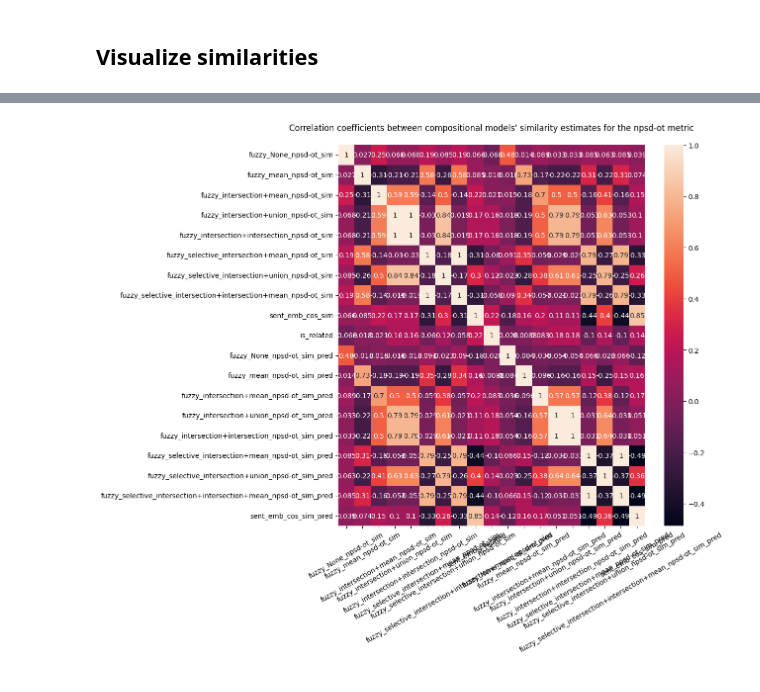
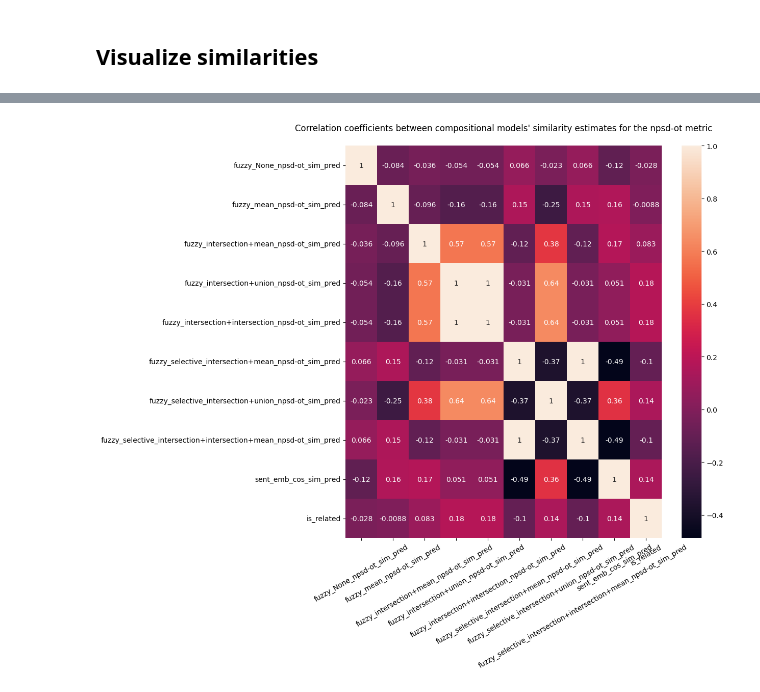
Before and after one commit to IsaacFigNewton/DisCoFuzz, a Jupyter notebook: DisCoFuzz_WiC_Eval.ipynb, the cells around one changed output, grey strips where cells are left out. Drawn from its saved outputs; the diff is of its cells as text; code cells hidden in the pictures.

Commit message:
Update DisCoFuzz_WiC_Eval.ipynb
fixed minor formatting issues

```diff
--- a/DisCoFuzz_WiC_Eval.ipynb
+++ b/DisCoFuzz_WiC_Eval.ipynb
@@ -206,16 +206,24 @@ for s, composer in composers.items():
         row[sent_2_comp_emb_col],
         sim_metric
     ))
-  sims_df[f"fuzzy_{s}_{sim_metric}_sim"] = pd.Series(sims)
+
+  col = f"fuzzy_{s}_{sim_metric}_sim"
+  sims_df[col] = pd.Series(sims)
+  # normalize similarity scores
+  sims_df[col] = (sims_df[col] - sims_df[col].min()) / (sims_df[col].max() - sims_df[col].min())
 
 # Add sentence embedding baseline
 sent_emb_sims = list()
 for i, row in embedding_df.iterrows():
-    sent_emb_sims.append(cosine_similarity(
-        tf.constant(row["branch_text_embedding_1"]),
-        tf.constant(row["branch_text_embedding_2"])
-    ))
-sims_df["sent_emb_cos_sim"] = pd.Series(sent_emb_sims)
+  sent_emb_sims.append(cosine_similarity(
+      tf.constant(row["branch_text_embedding_1"]),
+      tf.constant(row["branch_text_embedding_2"])
+  ))
+
+col = "sent_emb_cos_sim"
+sims_df[col] = pd.Series(sent_emb_sims)
+# normalize similarity scores
+sims_df[col] = (sims_df[col] - sims_df[col].min()) / (sims_df[col].max() - sims_df[col].min())
 sims_df["is_related"] = train_labels["is_related"].values
 sims_df.head()
 # %% [output]
@@ -238,9 +244,10 @@ Getting compositional embedding relatedness scores with selective_intersection+i
 # %%
-sim_eval_df = sims_df.copy()
-for col in sim_eval_df.columns:
+sim_eval_df = pd.DataFrame()
+for col in sims_df.columns:
     if col == "is_related":
         continue
-    sim_eval_df[col] = (sim_eval_df[col] - sim_eval_df[col].min()) / (sim_eval_df[col].max() - sim_eval_df[col].min())
-    sim_eval_df[f"{col}_pred"] = sim_eval_df[col] > sim_eval_df[col].mean()
+    # normaize the
+    sim_eval_df[f"{col}_pred"] = sims_df[col] > sims_df[col].mean()
+sim_eval_df["is_related"] = sims_df["is_related"]
 sim_eval_df.head()
 # %% [output]
@@ -256,14 +263,14 @@ sim_eval_df.head()
 import numpy as np
 
 cmap = plt.get_cmap("viridis")
-colors = cmap(np.linspace(0, 1, len(sim_eval_df.columns)))
-for i, col in enumerate(sim_eval_df.columns):
-  if col in ["sent_emb_cos_sim", "is_related"] or col.endswith("_pred"):
+colors = cmap(np.linspace(0, 1, len(sims_df.columns)))
+for i, col in enumerate(sims_df.columns):
+  if col in ["sent_emb_cos_sim", "is_related"]:
     continue
   plt.scatter(
-      x=sim_eval_df["sent_emb_cos_sim"],
-      y=sim_eval_df[col],
-      c=colors[i],
+      x=sims_df["sent_emb_cos_sim"],
+      y=sims_df[col],
+      color=colors[i],
       label=col
   )
 
@@ -308,8 +324,9 @@ plt.show()
 # %%
 plt.figure(figsize=(10, 10))
-ax = sns.heatmap(sim_eval_df.corr(), annot=True)
+prediction_cols = [c for c in sim_eval_df.columns if "_pred" in c] + ["is_related"]
+ax = sns.heatmap(sim_eval_df[prediction_cols].corr(), annot=True)
 ax.tick_params(axis='x', labelrotation=30)
 plt.title(f"Correlation coefficients between compositional models' similarity estimates for the {sim_metric} metric\n")
 plt.show()
 # %% [output]
-[figure, old version]
+[figure, new version]
```
Also changed, not shown: parts of 5 cells of this notebook.
